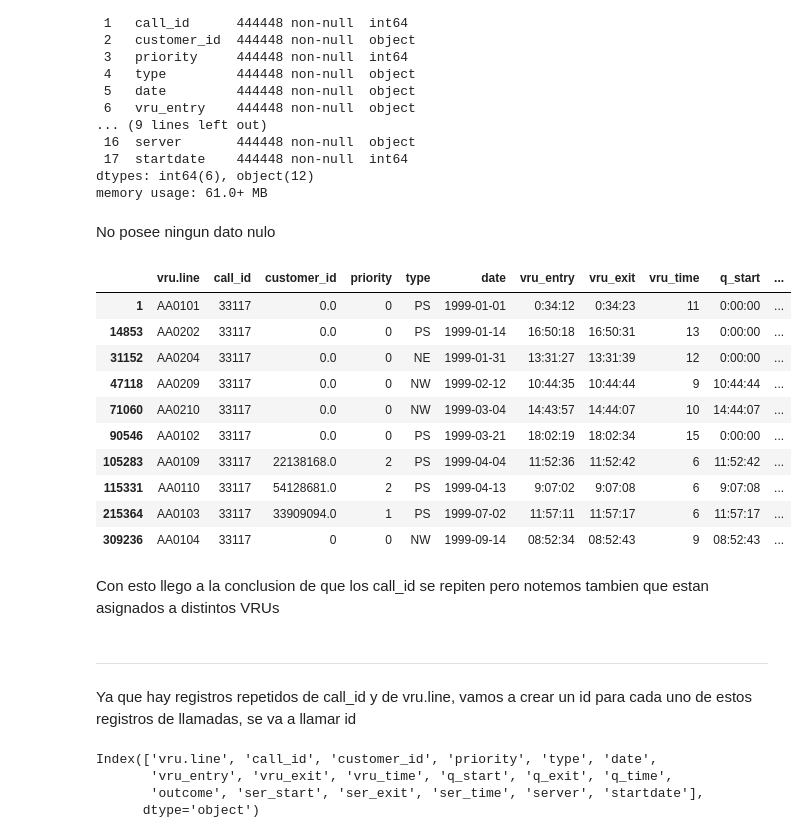
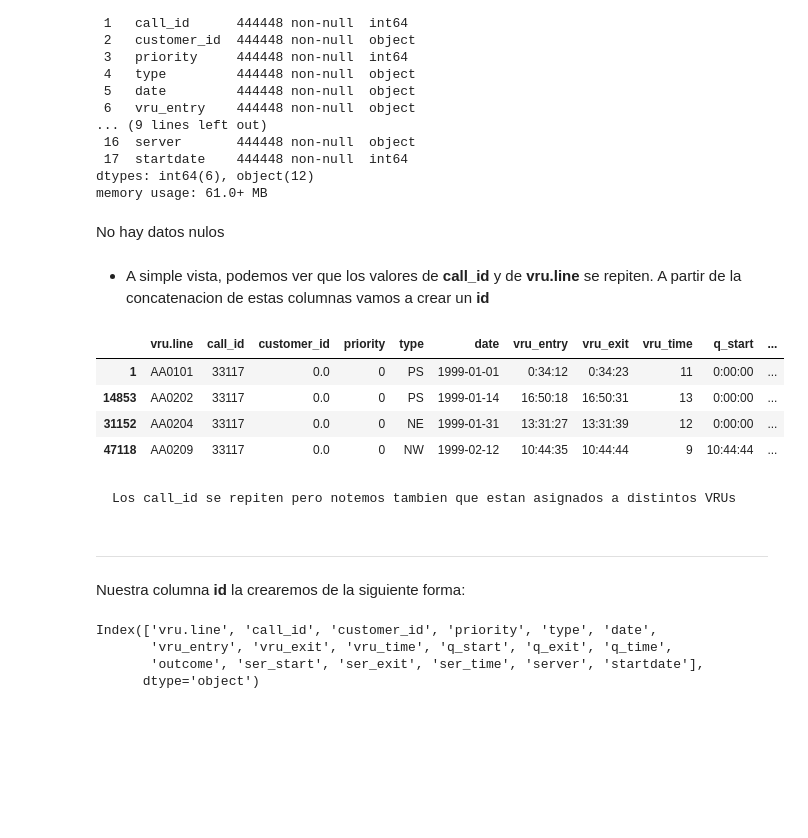
Before and after one commit to jmartindiaz/Call_center, a Jupyter notebook: Exploratory_Analysis.ipynb, the cells around one changed output. Saved outputs shown, nothing was run; the diff lists cells and outputs as text; code cells hidden in the pictures; blank space fills up the shorter version.

```diff
--- a/Exploratory_Analysis.ipynb
+++ b/Exploratory_Analysis.ipynb
@@ -34,25 +51,21 @@ Data columns (total 18 columns):
  17  startdate    444448 non-null  int64
 dtypes: int64(6), object(12)
 memory usage: 61.0+ MB
-# %% [markdown]
-No posee ningun dato nulo
+# %% [markdown]
+No hay datos nulos
+# %% [markdown]
+- A simple vista, podemos ver que los valores de **call_id** y de **vru.line** se repiten. A partir de la concatenacion de estas columnas vamos a crear un **id**
 # %%
-df[df['call_id']== 33117]
+df[df['call_id']== 33117].head(4)
 # %% [output]
 |  | vru.line | call_id | customer_id | priority | type | date | vru_entry | vru_exit | vru_time | q_start | ... |
 | 1 | AA0101 | 33117 | 0.0 | 0 | PS | 1999-01-01 | 0:34:12 | 0:34:23 | 11 | 0:00:00 | ... |
 | 14853 | AA0202 | 33117 | 0.0 | 0 | PS | 1999-01-14 | 16:50:18 | 16:50:31 | 13 | 0:00:00 | ... |
 | 31152 | AA0204 | 33117 | 0.0 | 0 | NE | 1999-01-31 | 13:31:27 | 13:31:39 | 12 | 0:00:00 | ... |
 | 47118 | AA0209 | 33117 | 0.0 | 0 | NW | 1999-02-12 | 10:44:35 | 10:44:44 | 9 | 10:44:44 | ... |
-| 71060 | AA0210 | 33117 | 0.0 | 0 | NW | 1999-03-04 | 14:43:57 | 14:44:07 | 10 | 14:44:07 | ... |
-| 90546 | AA0102 | 33117 | 0.0 | 0 | PS | 1999-03-21 | 18:02:19 | 18:02:34 | 15 | 0:00:00 | ... |
-| 105283 | AA0109 | 33117 | 22138168.0 | 2 | PS | 1999-04-04 | 11:52:36 | 11:52:42 | 6 | 11:52:42 | ... |
-| 115331 | AA0110 | 33117 | 54128681.0 | 2 | PS | 1999-04-13 | 9:07:02 | 9:07:08 | 6 | 9:07:08 | ... |
-| 215364 | AA0103 | 33117 | 33909094.0 | 1 | PS | 1999-07-02 | 11:57:11 | 11:57:17 | 6 | 11:57:17 | ... |
-| 309236 | AA0104 | 33117 | 0 | 0 | NW | 1999-09-14 | 08:52:34 | 08:52:43 | 9 | 08:52:43 | ... |
 # %% [markdown]
-Con esto llego a la conclusion de que los call_id se repiten pero notemos tambien que estan asignados a distintos VRUs
+    Los call_id se repiten pero notemos tambien que estan asignados a distintos VRUs
-# %% [markdown]
------
-Ya que hay registros repetidos de call_id y de vru.line, vamos a crear un id para cada uno de estos registros de llamadas, se va a llamar id
+# %% [markdown]
+-----
+Nuestra columna **id** la crearemos de la siguiente forma:
 # %%
```
Also changed, not shown: parts of 32 cells of this notebook.
